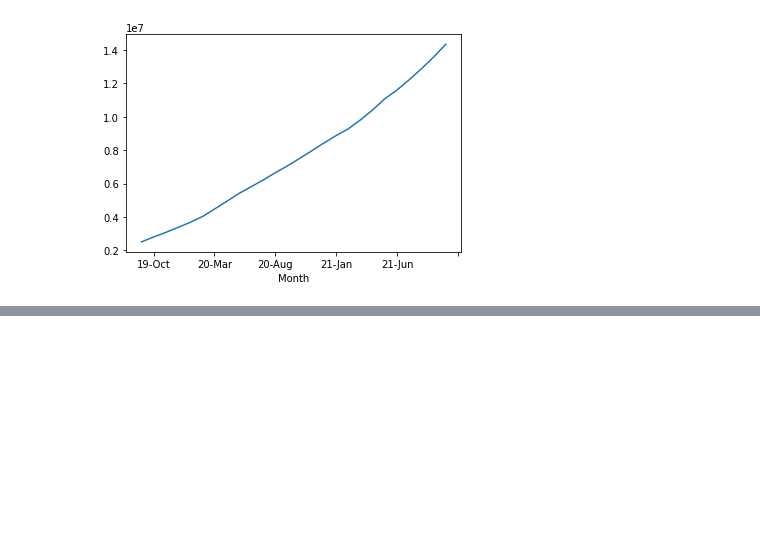
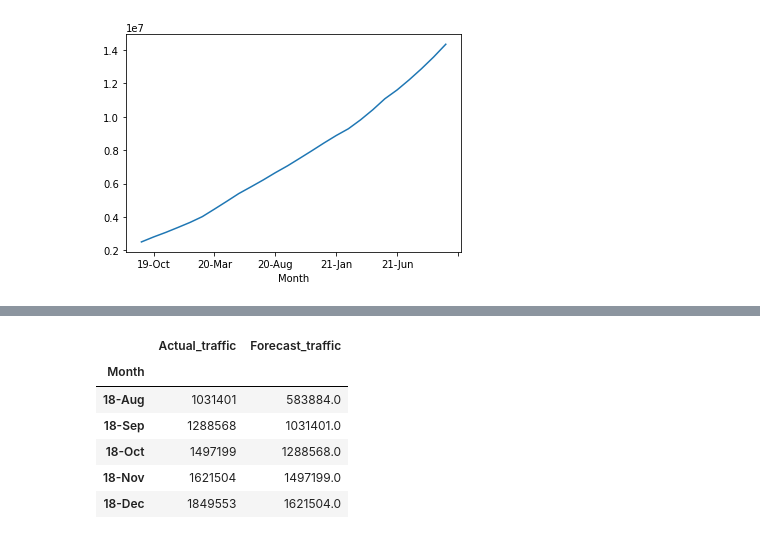
Before and after one commit to mrazzaqe/Python, a Jupyter notebook: Timeseriesforecasting.ipynb, the cells around one changed output, grey strips where cells are left out. Saved outputs shown, nothing was run; the diff lists cells and outputs as text; code cells hidden in the pictures; blank space fills up the shorter version.

```diff
--- a/Timeseriesforecasting.ipynb
+++ b/Timeseriesforecasting.ipynb
@@ -49,0 +73,12 @@ traffic_ma.plot()
+# %%
+#remove the NaN value
+traffic_base.dropna(inplace=True)
+traffic_base.head()
+# %% [output]
+|  | Actual_traffic | Forecast_traffic |
+| Month |  |  |
+| 18-Aug | 1031401 | 583884.0 |
+| 18-Sep | 1288568 | 1031401.0 |
+| 18-Oct | 1497199 | 1288568.0 |
+| 18-Nov | 1621504 | 1497199.0 |
+| 18-Dec | 1849553 | 1621504.0 |
```
Also changed, not shown: parts of 2 cells of this notebook, 6 other files.
